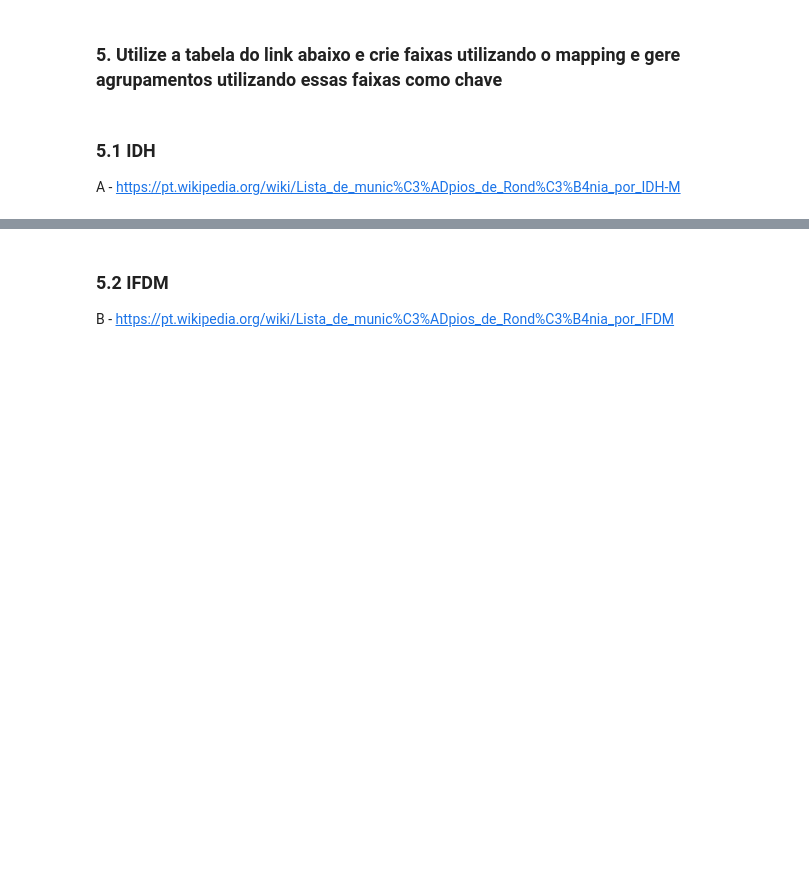
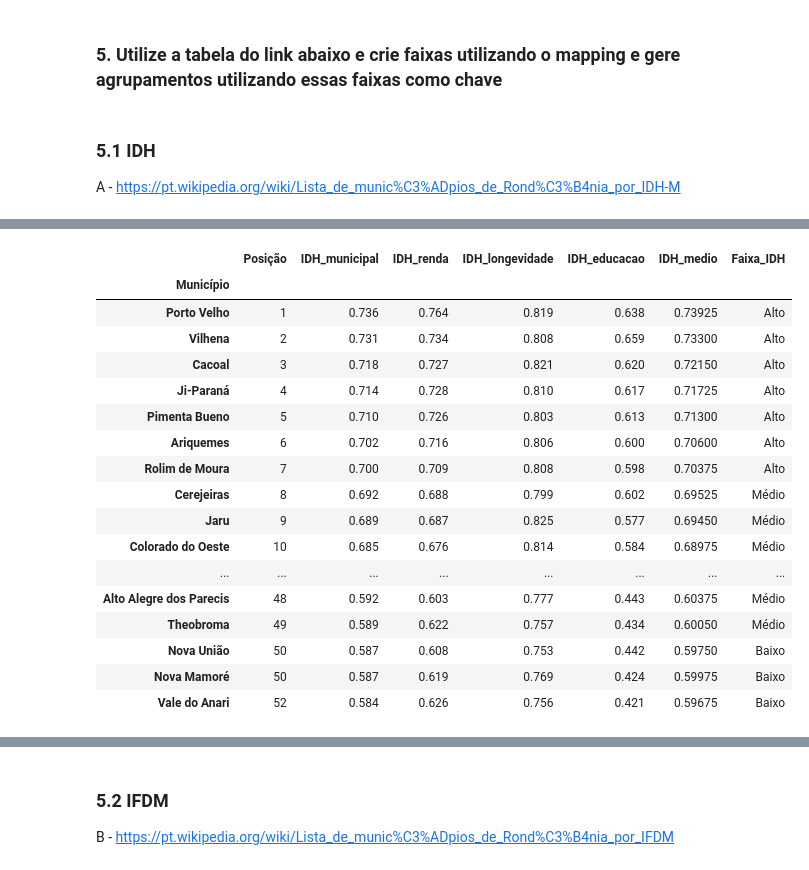
Before and after one commit to gabrielxxx1/visiting-jupyter, a Jupyter notebook: aulas/Módulo 9/Mod9Tarefa2.ipynb, the cells around one changed output, grey strips where cells are left out. Drawn from its saved outputs; the diff is of its cells as text; code cells hidden in the pictures; blank space fills up the shorter version.

```diff
--- a/aulas/Módulo 9/Mod9Tarefa2.ipynb
+++ b/aulas/Módulo 9/Mod9Tarefa2.ipynb
@@ -237,3 +235,32 @@ idh.head(20)
 | Chupinguaia | 18 | 0.652 | 0.659 | 0.820 | 0.514 |
 | Cabixi | 19 | 0.650 | 0.650 | 0.757 | 0.559 |
 | Candeias do Jamari | 20 | 0.649 | 0.652 | 0.819 | 0.512 |
+# %%
+# Converter valores não numéricos para NaN e remover esses valores
+idh[['IDH_municipal', 'IDH_renda', 'IDH_longevidade', 'IDH_educacao']] = idh[['IDH_municipal', 'IDH_renda', 'IDH_longevidade', 'IDH_educacao']].apply(pd.to_numeric, errors='coerce')
+idh = idh.dropna(subset=['IDH_municipal', 'IDH_renda', 'IDH_longevidade', 'IDH_educacao'])
+
+# Calcular a média das 4 colunas
+idh['IDH_medio'] = (idh['IDH_municipal'] + idh['IDH_renda'] + idh['IDH_longevidade'] + idh['IDH_educacao']) / 4
+
+idh['Faixa_IDH'] = pd.cut(idh['IDH_medio'], bins=[0, 0.5, 0.6, 0.7, 0.8, 1], labels=['Muito Baixo', 'Baixo', 'Médio', 'Alto', 'Muito Alto'])
+idh
+# %% [output]
+|  | Posição | IDH_municipal | IDH_renda | IDH_longevidade | IDH_educacao | IDH_medio | Faixa_IDH |
+| Município |  |  |  |  |  |  |  |
+| Porto Velho | 1 | 0.736 | 0.764 | 0.819 | 0.638 | 0.73925 | Alto |
+| Vilhena | 2 | 0.731 | 0.734 | 0.808 | 0.659 | 0.73300 | Alto |
+| Cacoal | 3 | 0.718 | 0.727 | 0.821 | 0.620 | 0.72150 | Alto |
+| Ji-Paraná | 4 | 0.714 | 0.728 | 0.810 | 0.617 | 0.71725 | Alto |
+| Pimenta Bueno | 5 | 0.710 | 0.726 | 0.803 | 0.613 | 0.71300 | Alto |
+| Ariquemes | 6 | 0.702 | 0.716 | 0.806 | 0.600 | 0.70600 | Alto |
+| Rolim de Moura | 7 | 0.700 | 0.709 | 0.808 | 0.598 | 0.70375 | Alto |
+| Cerejeiras | 8 | 0.692 | 0.688 | 0.799 | 0.602 | 0.69525 | Médio |
+| Jaru | 9 | 0.689 | 0.687 | 0.825 | 0.577 | 0.69450 | Médio |
+| Colorado do Oeste | 10 | 0.685 | 0.676 | 0.814 | 0.584 | 0.68975 | Médio |
+| ... | ... | ... | ... | ... | ... | ... | ... |
+| Alto Alegre dos Parecis | 48 | 0.592 | 0.603 | 0.777 | 0.443 | 0.60375 | Médio |
+| Theobroma | 49 | 0.589 | 0.622 | 0.757 | 0.434 | 0.60050 | Médio |
+| Nova União | 50 | 0.587 | 0.608 | 0.753 | 0.442 | 0.59750 | Baixo |
+| Nova Mamoré | 50 | 0.587 | 0.619 | 0.769 | 0.424 | 0.59975 | Baixo |
+| Vale do Anari | 52 | 0.584 | 0.626 | 0.756 | 0.421 | 0.59675 | Baixo |
```
Also changed, not shown: parts of 11 cells of this notebook.
